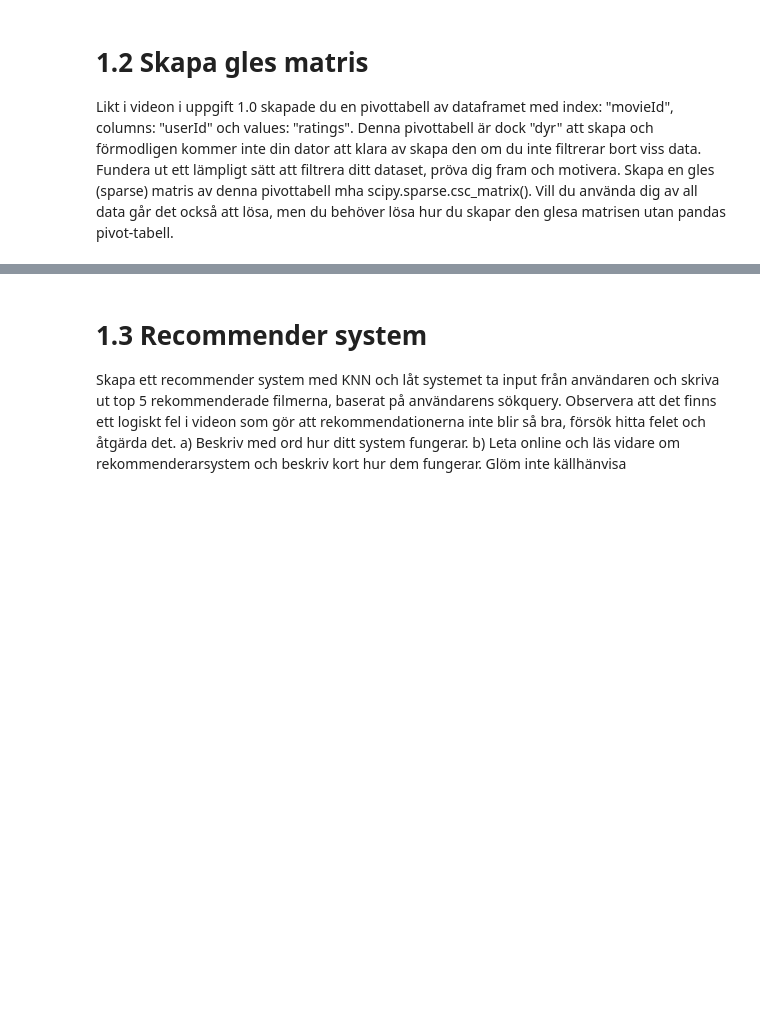
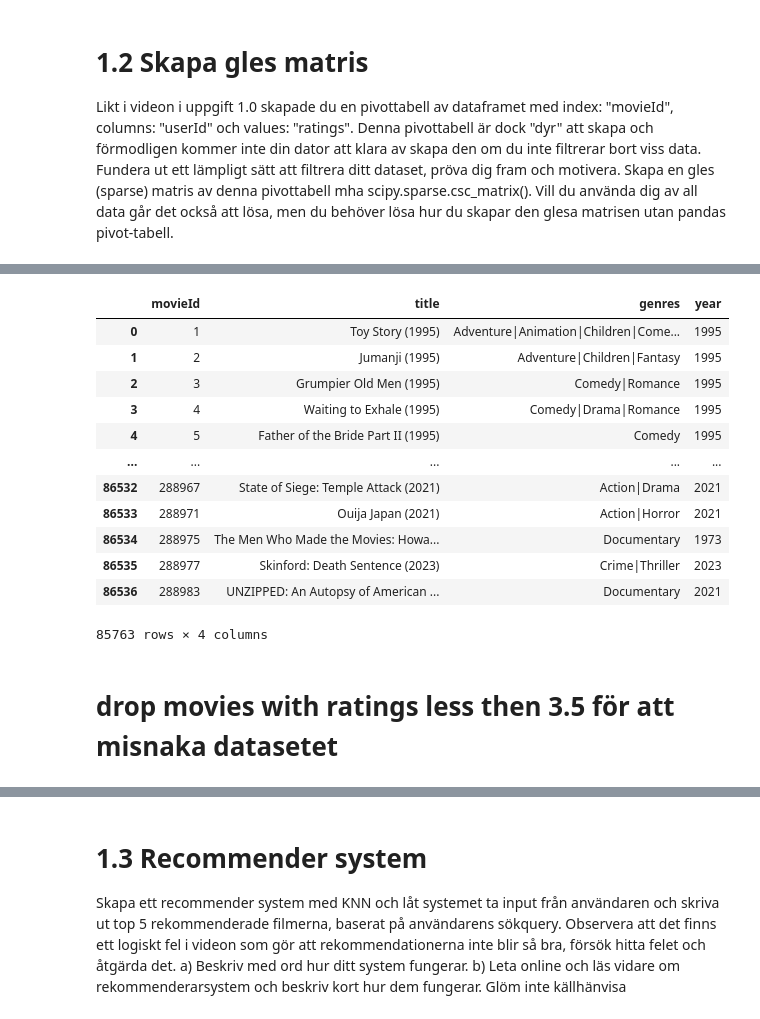
Before and after one commit to Zandri2k/Python-AI-Sandra-OPA23, a Jupyter notebook: labs/Labb_Maskininlärning.ipynb, the cells around one changed output, grey strips where cells are left out. Cells and saved outputs as stored; diff of their text form; code cells hidden in the pictures; blank space fills up the shorter version.

```diff
--- a/labs/Labb_Maskininlärning.ipynb
+++ b/labs/Labb_Maskininlärning.ipynb
@@ -289,10 +269,10 @@ df_ratings
 f) Beräkna genomsnittliga ratings för de top 10 filmerna med flest ratings. Gör ett stapeldiagram över
 dessa
 # %%
-# Get the movie titles corresponding to the top 10 movies
-top_10_movie_titles = df_movies.set_index('movieId').loc[top_10_movies.index]['title']
+# # Get the movie titles corresponding to the top 10 movies
+# top_10_movie_titles = df_movies.set_index('movieId').loc[top_10_movies.index]['title']
 
-# Print the top 10 movies with their mean ratings
-for movie_id, mean_rating in top_10_movies.items():
-    title = top_10_movie_titles[movie_id]
-    print(f"{title}: {mean_rating:.2f}")
+# # Print the top 10 movies with their mean ratings
+# for movie_id, mean_rating in top_10_movies.items():
+#     title = top_10_movie_titles[movie_id]
+#     print(f"{title}: {mean_rating:.2f}")
@@ -315,3 +324,21 @@ pivot-tabell.
 
 # movies_users = df_ratings_reset_index.pivot(index="movieId", columns="userId", values="rating").fillna(0)
 # movies_users
+# %%
+df_movies
+# %% [output]
+|  | movieId | title | genres | year |
+| 0 | 1 | Toy Story (1995) | Adventure|Animation|Children|Come... | 1995 |
+| 1 | 2 | Jumanji (1995) | Adventure|Children|Fantasy | 1995 |
+| 2 | 3 | Grumpier Old Men (1995) | Comedy|Romance | 1995 |
+| 3 | 4 | Waiting to Exhale (1995) | Comedy|Drama|Romance | 1995 |
+| 4 | 5 | Father of the Bride Part II (1995) | Comedy | 1995 |
+| ... | ... | ... | ... | ... |
+| 86532 | 288967 | State of Siege: Temple Attack (2021) | Action|Drama | 2021 |
+| 86533 | 288971 | Ouija Japan (2021) | Action|Horror | 2021 |
+| 86534 | 288975 | The Men Who Made the Movies: Howa... | Documentary | 1973 |
+| 86535 | 288977 | Skinford: Death Sentence (2023) | Crime|Thriller | 2023 |
+| 86536 | 288983 | UNZIPPED: An Autopsy of American ... | Documentary | 2021 |
+85763 rows × 4 columns
+# %% [markdown]
+# drop movies with ratings less then 3.5 för att misnaka datasetet
```
Also changed, not shown: parts of 18 cells of this notebook.
